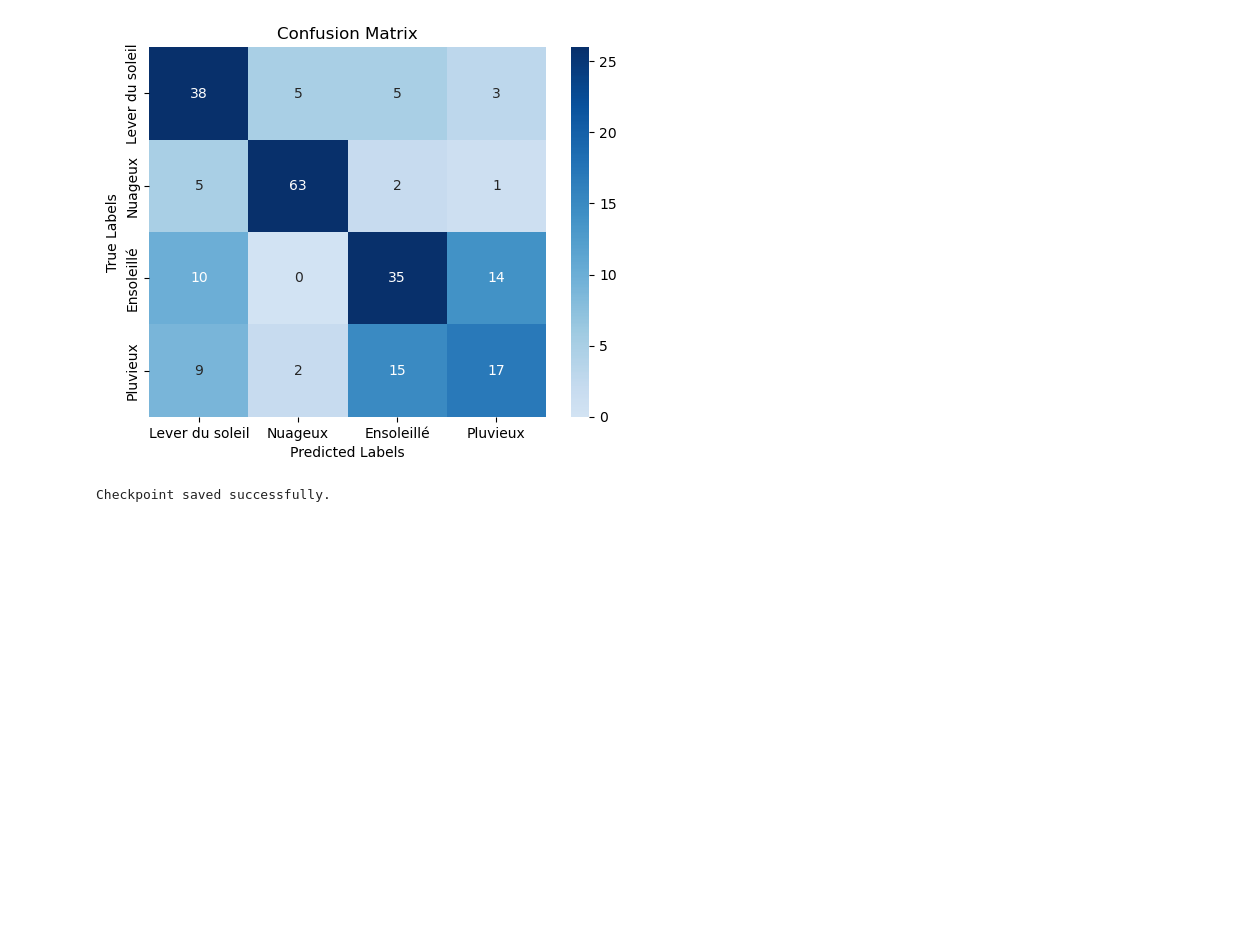
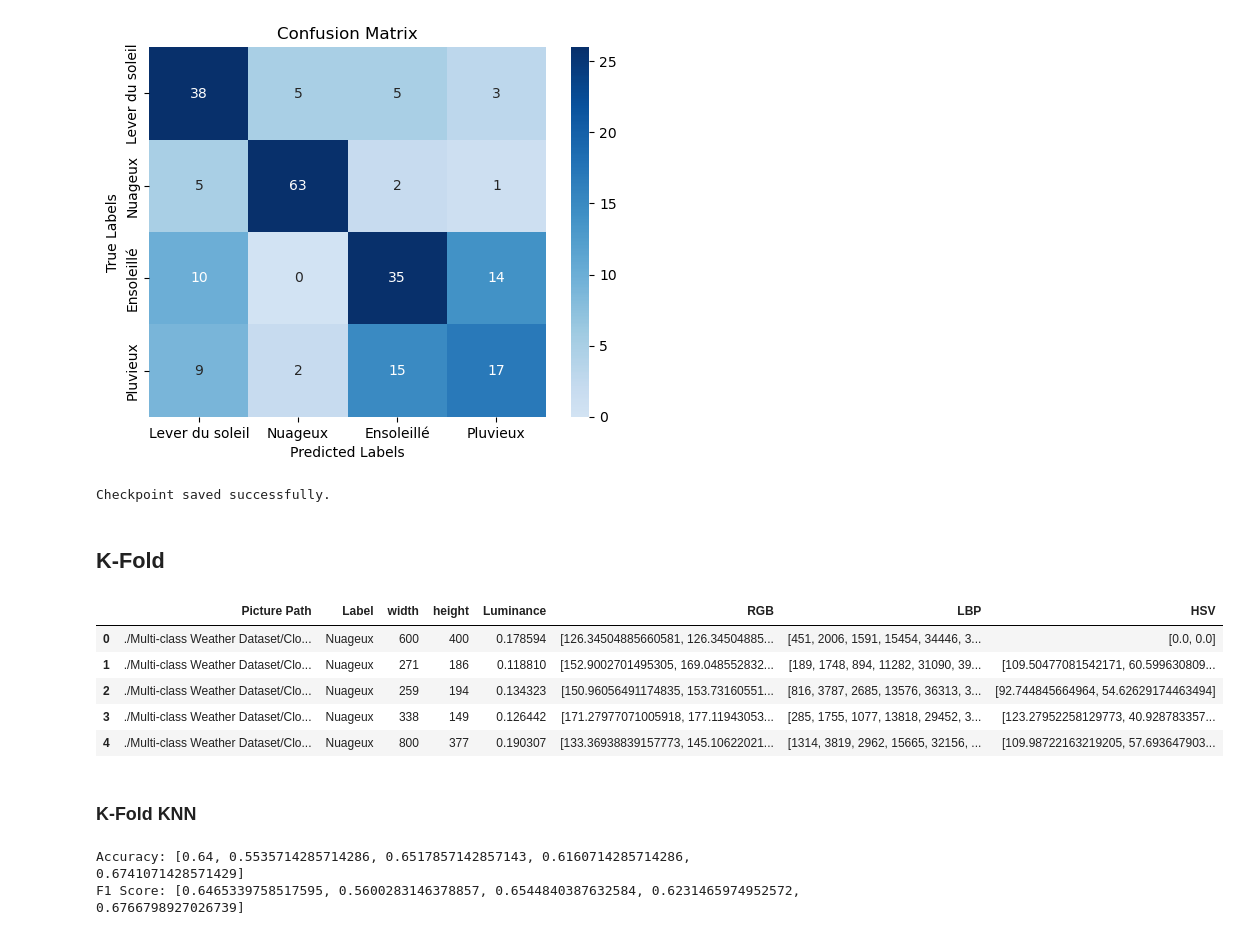
Before and after one commit to Jalalbaim/Rain-Or-Shine, a Jupyter notebook: VF.ipynb, the cells around one changed output. Cells and saved outputs as stored; diff of their text form; code cells hidden in the pictures; blank space fills up the shorter version.

Commit message:
Kfold

```diff
--- a/VF.ipynb
+++ b/VF.ipynb
@@ -693,3 +693,83 @@ checkpoint.append(checkpoint_data)
 print("Checkpoint saved successfully.")
 # %% [output]
 Checkpoint saved successfully.
+# %% [markdown]
+## K-Fold
+# %%
+""""
+df['Luminance'] = None
+df['RGB'] = None
+df['LBP'] = None
+df['HSV'] = None
+
+for i in range(len(df)):
+    path = df['Picture Path'].iloc[i]
+    lumin = calculate_luminance(path)
+    hist = calculate_histogram(path)
+    lbp = calculate_LBP(path)
+    hsv= calculate_hsv(path)
+    df['Luminance'].iloc[i] = lumin
+    df['RGB'].iloc[i] = hist
+    df['LBP'].iloc[i] = lbp
+    df['HSV'].iloc[i] = hsv
+"""
+df = pd.read_csv('dataset_caracteristiques.csv')
+# %%
+# drop None values
+df = df.dropna()
+#df.to_csv('dataset_caracteristiques.csv', index=False)
+df.head()
+# %% [output]
+|  | Picture Path | Label | width | height | Luminance | RGB | LBP | HSV |
+| 0 | ./Multi-class Weather Dataset/Clo... | Nuageux | 600 | 400 | 0.178594 | [126.34504885660581, 126.34504885... | [451, 2006, 1591, 15454, 34446, 3... | [0.0, 0.0] |
+| 1 | ./Multi-class Weather Dataset/Clo... | Nuageux | 271 | 186 | 0.118810 | [152.9002701495305, 169.048552832... | [189, 1748, 894, 11282, 31090, 39... | [109.50477081542171, 60.599630809... |
+| 2 | ./Multi-class Weather Dataset/Clo... | Nuageux | 259 | 194 | 0.134323 | [150.96056491174835, 153.73160551... | [816, 3787, 2685, 13576, 36313, 3... | [92.744845664964, 54.62629174463494] |
+| 3 | ./Multi-class Weather Dataset/Clo... | Nuageux | 338 | 149 | 0.126442 | [171.27977071005918, 177.11943053... | [285, 1755, 1077, 13818, 29452, 3... | [123.27952258129773, 40.928783357... |
+| 4 | ./Multi-class Weather Dataset/Clo... | Nuageux | 800 | 377 | 0.190307 | [133.36938839157773, 145.10622021... | [1314, 3819, 2962, 15665, 32156, ... | [109.98722163219205, 57.693647903... |
+# %% [markdown]
+### K-Fold KNN
+# %%
+from sklearn.model_selection import KFold
+
+X_rgb = np.array(df['RGB'].values.tolist())
+X_lbp = np.array(df['LBP'].values.tolist())
+X_luminance = np.array(df['Luminance'].values.tolist())
+X_hsv = np.array(df['HSV'].values.tolist())
+
+X = np.column_stack((X_rgb, X_lbp, X_luminance, X_hsv))
+
+y = df['Label']
+
+kf = KFold(n_splits=5, shuffle=True, random_state=0)
+accuracy_list_Knn = []
+f1_score_list_Knn = []
+
+for train_index, test_index in kf.split(X):
+    X_train, X_test = X[train_index], X[test_index]
+    y_train, y_test = y.iloc[train_index], y.iloc[test_index]
+
+    knn = KNeighborsClassifier(n_neighbors=5, metric='euclidean')
+    knn.fit(X_train, y_train)
+    y_pred = knn.predict(X_test)
+
+    accuracy = accuracy_score(y_test, y_pred)
+    accuracy_list_Knn.append(accuracy)
+
+    f1 = f1_score(y_test, y_pred, average='weighted')
+    f1_score_list_Knn.append(f1)
+
+print("Accuracy:", accuracy_list_Knn)
+print("F1 Score:", f1_score_list_Knn)
+
+checkpoint_data = {
+    'model_name': 'K-Nearest Neighbors with KFold',
+    'features': ['RGB', 'LBP', 'Luminance', 'HSV'],
+    'model_parameters': knn.get_params(),
+    'accuracy': accuracy_list_Knn,
+    'f1_score': f1_score_list_Knn
+}
+
+checkpoint.append(checkpoint_data)
+# %% [output]
+Accuracy: [0.64, 0.5535714285714286, 0.6517857142857143, 0.6160714285714286, 0.6741071428571429]
+F1 Score: [0.6465339758517595, 0.5600283146378857, 0.6544840387632584, 0.6231465974952572, 0.6766798927026739]
```
Also changed, not shown: parts of 5 cells of this notebook, 2 other files.
